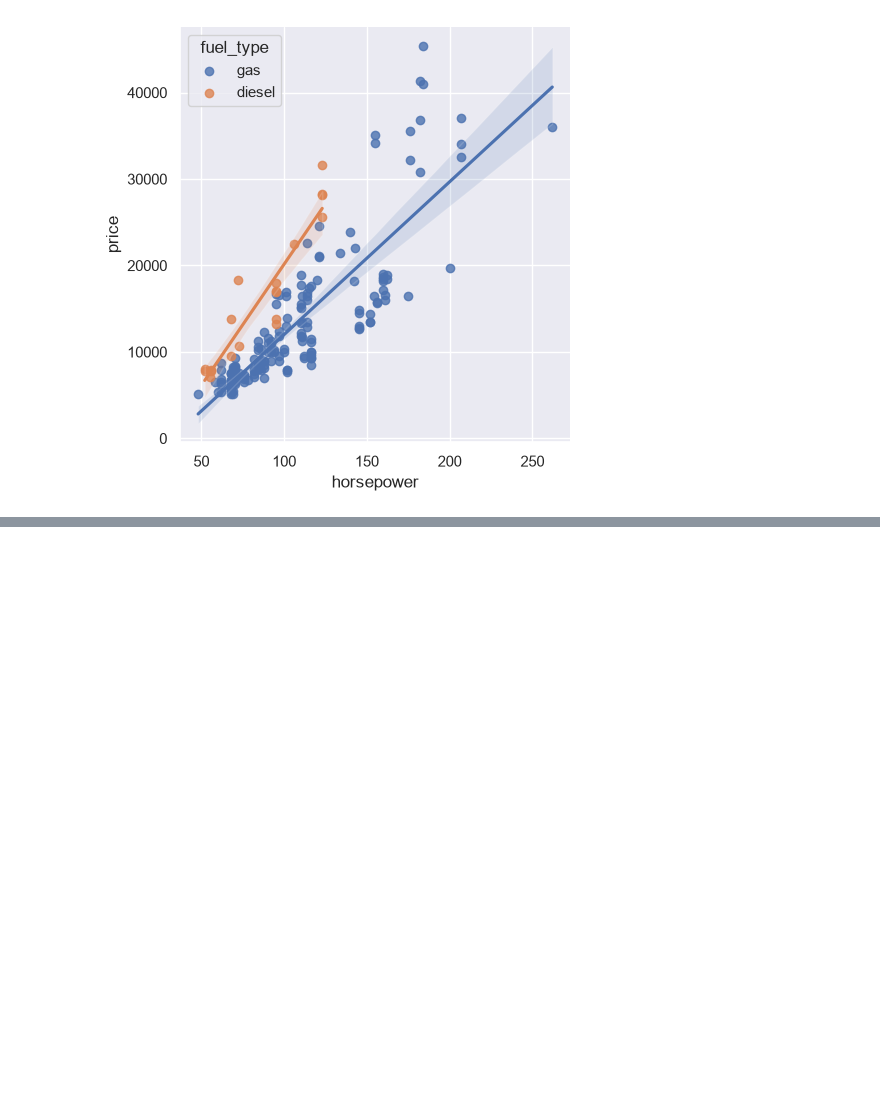
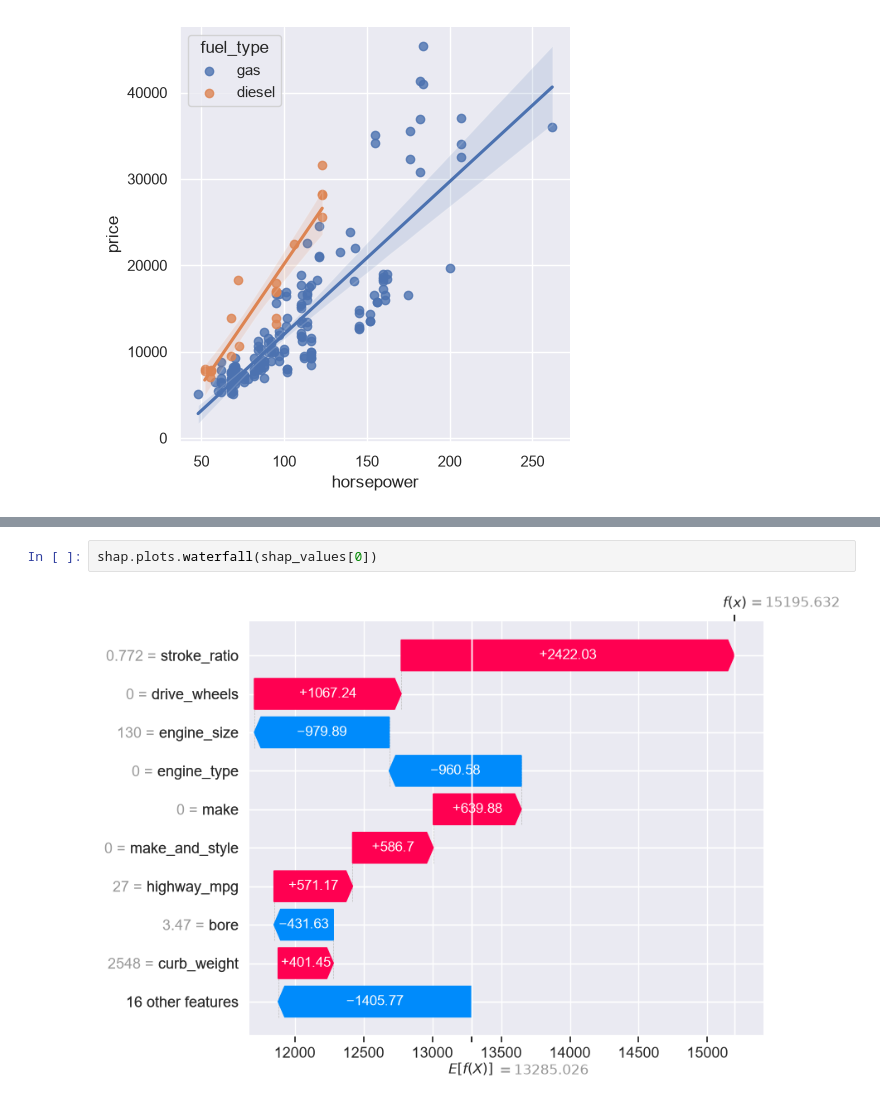
Before and after one commit to goitacademy/MACHINE-LEARNING-NEO, a Jupyter notebook: notebooks/mod_05_topic_10_feature_engineering.ipynb, the cells around one changed output, grey strips where cells are left out. Drawn from its saved outputs; the diff is of its cells as text; blank space fills up the shorter version.

```diff
--- a/notebooks/mod_05_topic_10_feature_engineering.ipynb
+++ b/notebooks/mod_05_topic_10_feature_engineering.ipynb
@@ -264,0 +285,4 @@ sns.lmplot(data=autos,
+# %%
+shap.plots.waterfall(shap_values[0])
+# %% [output]
+[figure, added]
```
Also changed, not shown: parts of 7 cells of this notebook, 5 other files.
